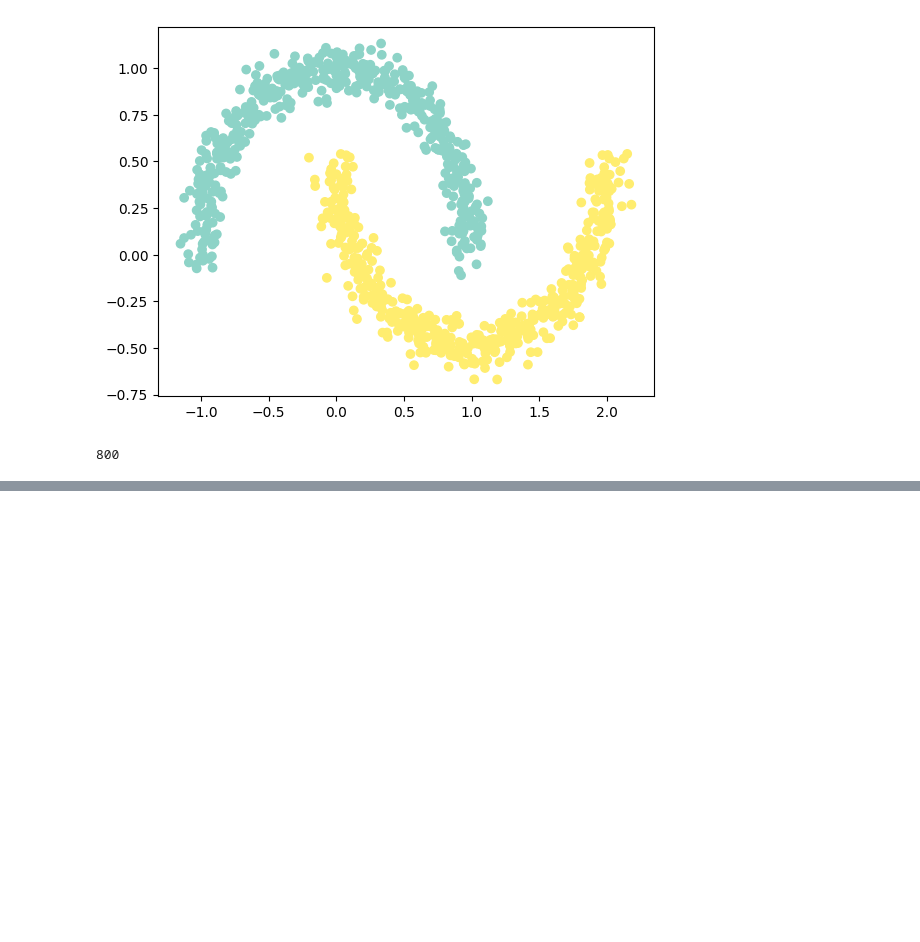
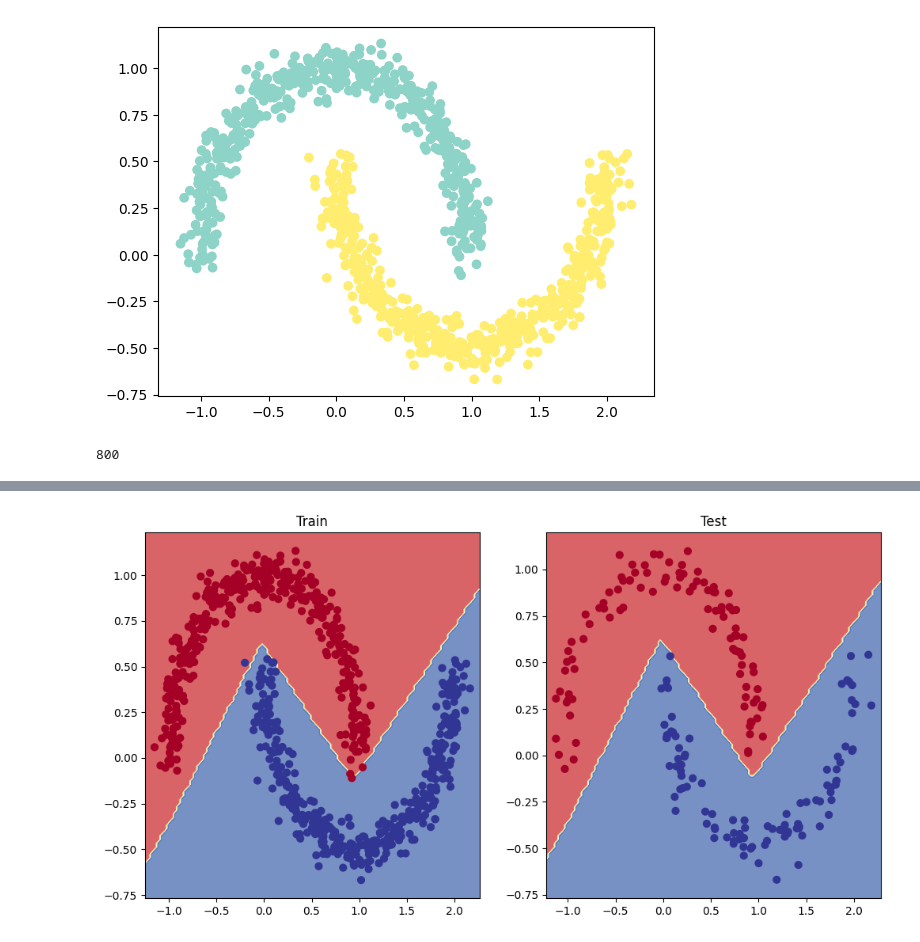
Before and after one commit to AlexanderAKM/Pytorch-Fundamentals, a Jupyter notebook: 02_pytorch_neural_network_classification.ipynb, the cells around one changed output, grey strips where cells are left out. Drawn from its saved outputs; the diff is of its cells as text; code cells hidden in the pictures; blank space fills up the shorter version.

```diff
--- a/02_pytorch_neural_network_classification.ipynb
+++ b/02_pytorch_neural_network_classification.ipynb
@@ -909,7 +909,7 @@ len(X_train)
 from torch import nn
 
 NUM_FEATURES = 2
-NUM_CLASSES = 2
+NUM_CLASSES = 1
 HIDDEN_UNITS = 8
 
 class MoonsModel(nn.Module):
@@ -920,14 +920,13 @@ class MoonsModel(nn.Module):
             nn.ReLU(),
             nn.Linear(in_features=hidden_units, out_features=hidden_units),
             nn.ReLU(),
-            nn.Linear(in_features=hidden_units, out_features=output_features),
-            nn.ReLU()
+            nn.Linear(in_features=hidden_units, out_features=output_features)
         )
 
     def forward(self, x):
         return self.linear_stack(x)
 
-model_5 = MoonsModel(input_features=NUM_FEATURES, output_features=NUM_CLASSES, hidden_units=HIDDEN_UNITS)
+model_5 = MoonsModel(input_features=NUM_FEATURES, output_features=NUM_CLASSES, hidden_units=HIDDEN_UNITS).to(device)
 model_5
 # %% [output]
 MoonsModel(
@@ -965,0 +1013,10 @@ optimizer = torch.optim.SGD(params=model_5.parameters(), lr=0.1)
+# %%
+plt.figure(figsize=(12, 6))
+plt.subplot(1, 2, 1)
+plt.title("Train")
+plot_decision_boundary(model_5, X_train, y_train)
+plt.subplot(1, 2, 2)
+plt.title("Test")
+plot_decision_boundary(model_5, X_test, y_test)
+# %% [output]
+[figure, added]
```
Also changed, not shown: parts of 15 cells of this notebook.
